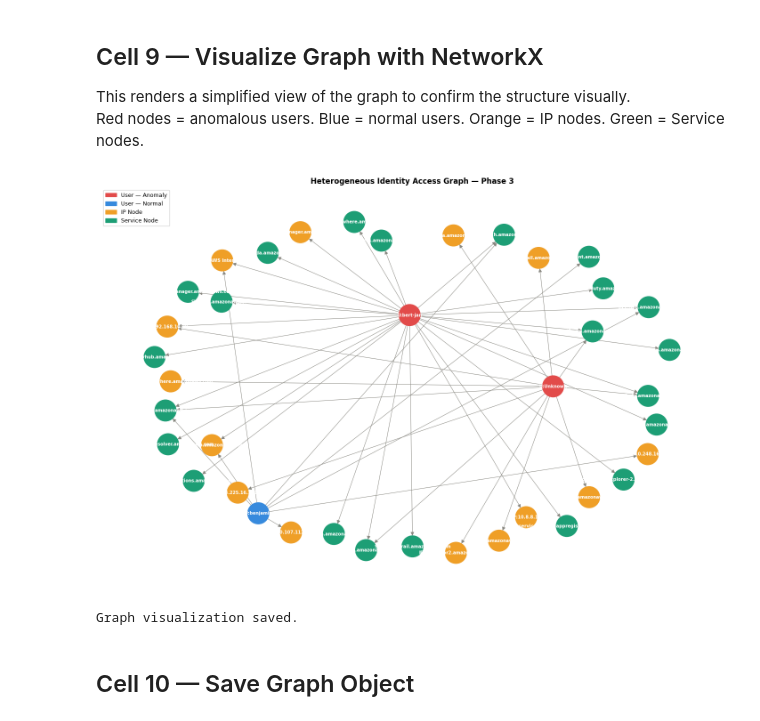
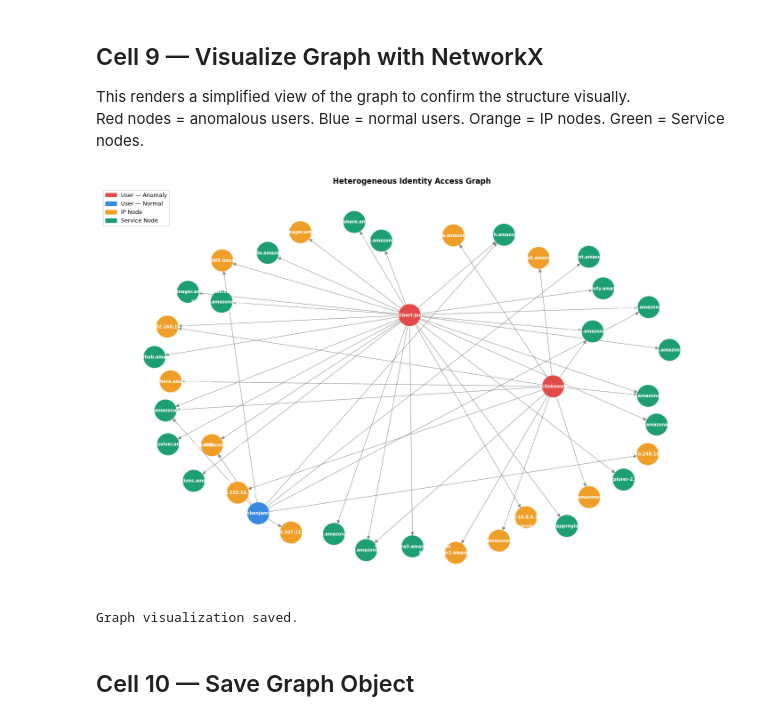
Before and after one commit to Philbert72/federated-hgnn-anomaly-detection, a Jupyter notebook: Notebooks/Phase3_Graph_Construction.ipynb, the cells around one changed output. Saved outputs shown, nothing was run; the diff lists cells and outputs as text; code cells hidden in the pictures.

```diff
--- a/Notebooks/Phase3_Graph_Construction.ipynb
+++ b/Notebooks/Phase3_Graph_Construction.ipynb
@@ -375,35 +416,35 @@ nx.draw(
     node_color=color_map,
     with_labels=True,
     labels={n: n for n in G.nodes()},
     node_size=1200,
     font_size=7,
     font_color='white',
     font_weight='bold',
     arrows=True,
     arrowsize=12,
     edge_color='#888780',
     width=0.7,
 )
 
 # Legend
 from matplotlib.patches import Patch
 legend = [
     Patch(color='#E24B4A', label='User — Anomaly'),
     Patch(color='#378ADD', label='User — Normal'),
     Patch(color='#EF9F27', label='IP Node'),
     Patch(color='#1D9E75', label='Service Node'),
 ]
 plt.legend(handles=legend, loc='upper left', fontsize=9)
-plt.title("Heterogeneous Identity Access Graph — Phase 3", fontsize=12, fontweight='bold')
+plt.title("Heterogeneous Identity Access Graph", fontsize=12, fontweight='bold')
 plt.tight_layout()
 plt.savefig(
     os.path.expanduser("~/Downloads/Pre Thesis/Dataset/Processed/graph_visualization.png"),
     dpi=150, bbox_inches='tight'
 )
 plt.show()
 print("Graph visualization saved.")
 # %% [output]
-[figure, old version]
+[figure, new version]
 Graph visualization saved.
 # %% [markdown]
 ## Cell 10 — Save Graph Object
```
Also changed, not shown: parts of 7 cells of this notebook, 5 other files.
